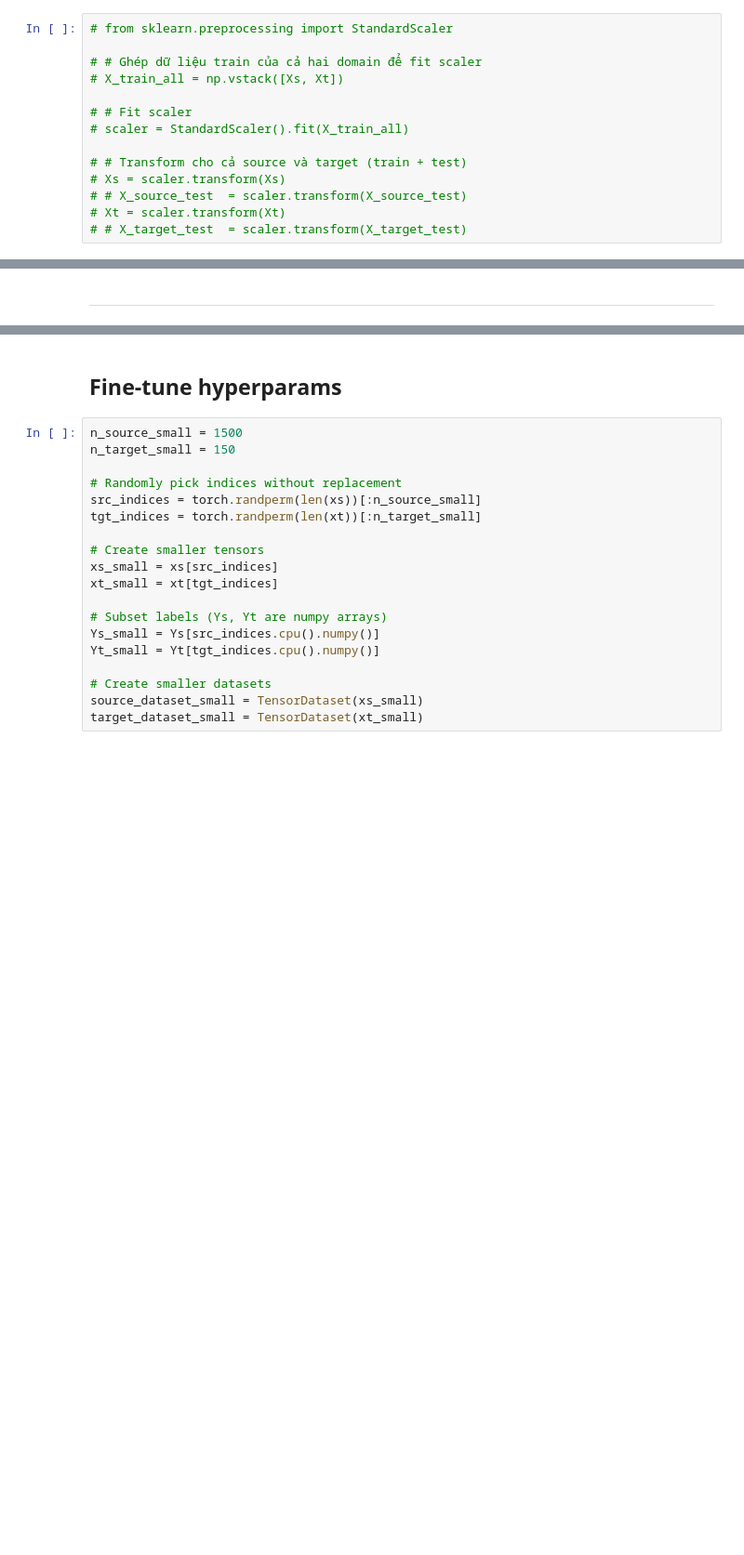
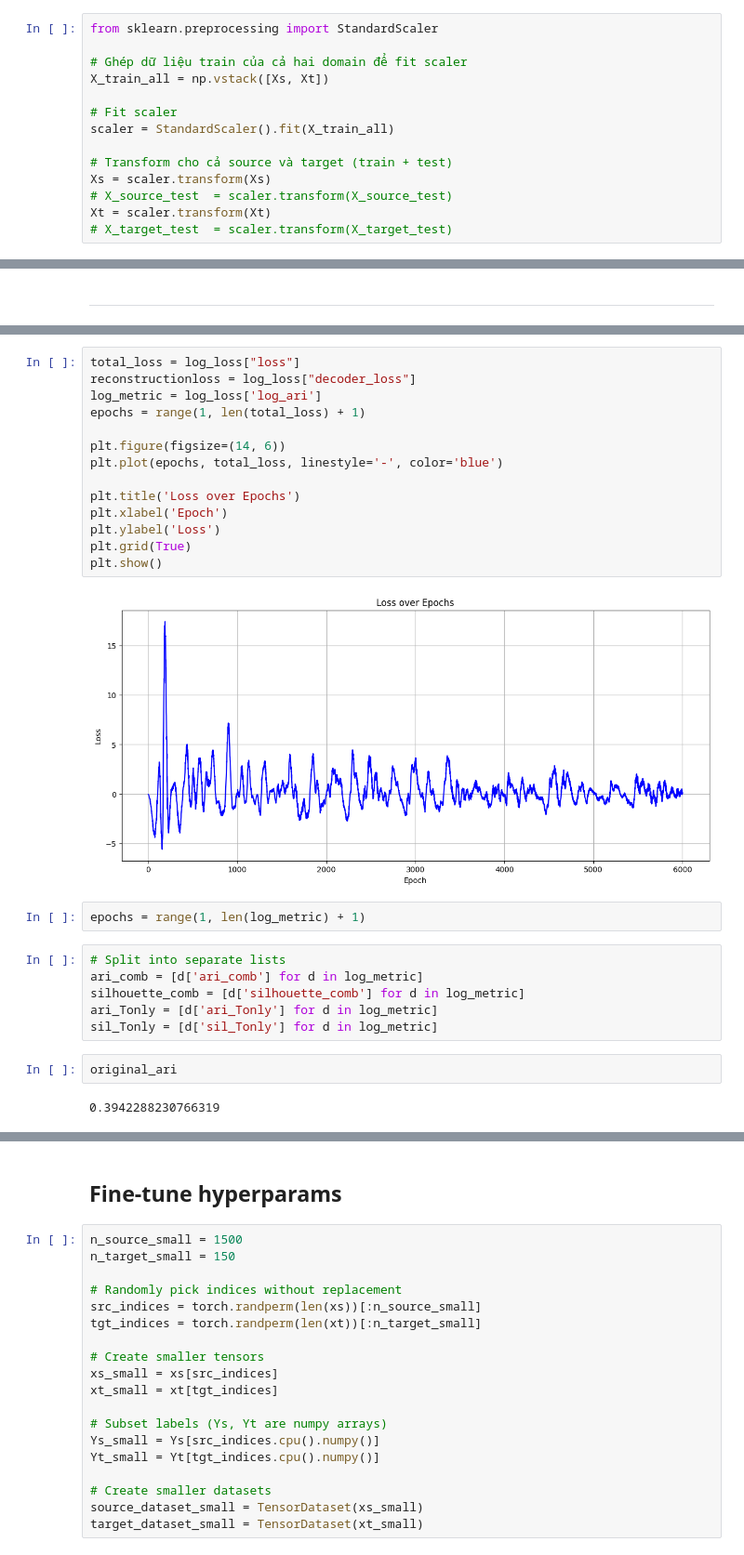
Before and after one commit to locluclak/Clustering-after-DomainAdaptation, a Jupyter notebook: AE-based DA copy.ipynb, the cells around one changed output, grey strips where cells are left out. Shown at 93% size. Cells and saved outputs as stored; diff of their text form; blank space fills up the shorter version.

```diff
--- a/AE-based DA copy.ipynb
+++ b/AE-based DA copy.ipynb
@@ -44,17 +51,17 @@ nt = Xt.shape[0]
 # %%
-# from sklearn.preprocessing import StandardScaler
+from sklearn.preprocessing import StandardScaler
 
-# # Ghép dữ liệu train của cả hai domain để fit scaler
-# X_train_all = np.vstack([Xs, Xt])
+# Ghép dữ liệu train của cả hai domain để fit scaler
+X_train_all = np.vstack([Xs, Xt])
 
-# # Fit scaler
-# scaler = StandardScaler().fit(X_train_all)
+# Fit scaler
+scaler = StandardScaler().fit(X_train_all)
 
-# # Transform cho cả source và target (train + test)
-# Xs = scaler.transform(Xs)
-# # X_source_test  = scaler.transform(X_source_test)
-# Xt = scaler.transform(Xt)
-# # X_target_test  = scaler.transform(X_target_test)
+# Transform cho cả source và target (train + test)
+Xs = scaler.transform(Xs)
+# X_source_test  = scaler.transform(X_source_test)
+Xt = scaler.transform(Xt)
+# X_target_test  = scaler.transform(X_target_test)
 # %% [markdown]
 ## TSNE 2d plot
 # %%
@@ -145,0 +138,28 @@ plt.show()
+# %%
+total_loss = log_loss["loss"]
+reconstructionloss = log_loss["decoder_loss"]
+log_metric = log_loss['log_ari']
+epochs = range(1, len(total_loss) + 1)
+
+plt.figure(figsize=(14, 6))
+plt.plot(epochs, total_loss, linestyle='-', color='blue')
+
+plt.title('Loss over Epochs')
+plt.xlabel('Epoch')
+plt.ylabel('Loss')
+plt.grid(True)
+plt.show()
+# %% [output]
+[figure, added]
+# %%
+epochs = range(1, len(log_metric) + 1)
+# %%
+# Split into separate lists
+ari_comb = [d['ari_comb'] for d in log_metric]
+silhouette_comb = [d['silhouette_comb'] for d in log_metric]
+ari_Tonly = [d['ari_Tonly'] for d in log_metric]
+sil_Tonly = [d['sil_Tonly'] for d in log_metric]
+# %%
+original_ari
+# %% [output]
+0.3942288230766319
```
Also changed, not shown: parts of 10 cells of this notebook, 1 other file.
